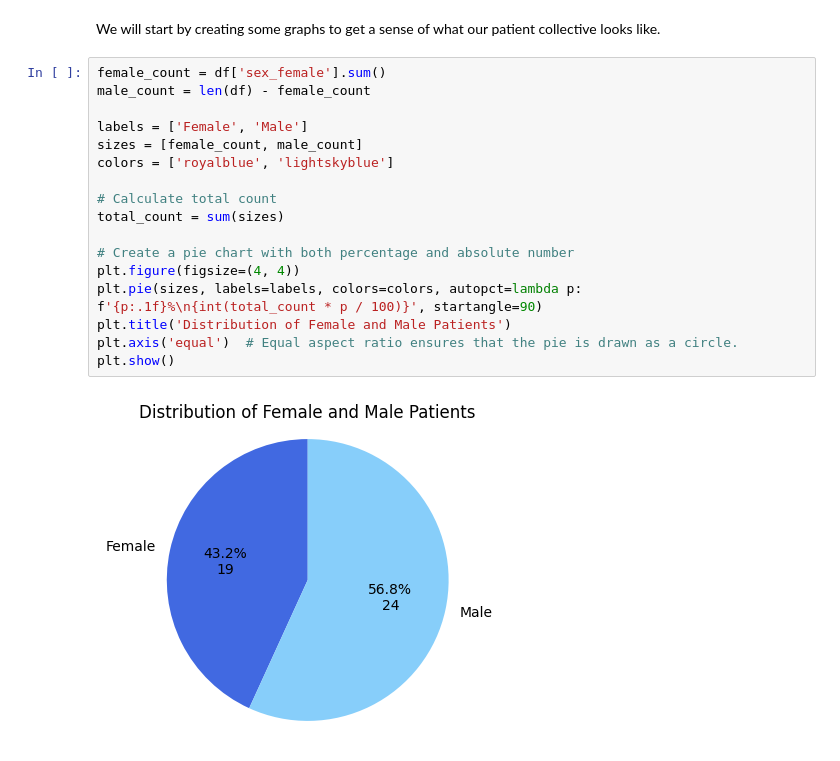
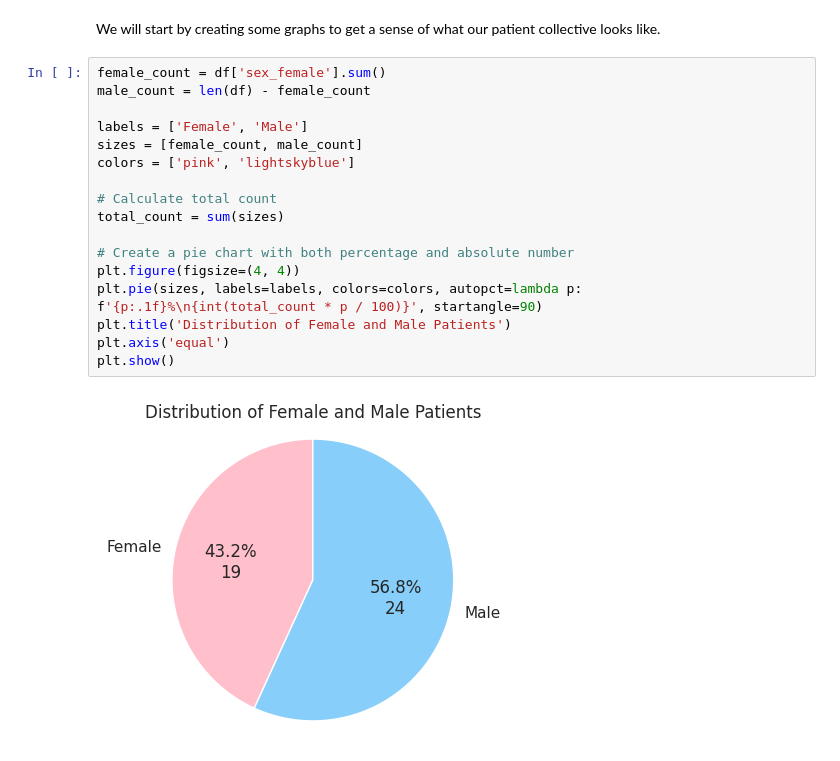
Before and after one commit to philipp-lampert/mymandible, a Jupyter notebook: data_science/02_data_exploration.ipynb, the cells around one changed output. Cells and saved outputs as stored; diff of their text form.

Commit message:
Add plots

```diff
--- a/data_science/02_data_exploration.ipynb
+++ b/data_science/02_data_exploration.ipynb
@@ -38,19 +33,19 @@ We will start by creating some graphs to get a sense of what our patient collect
 # %%
 female_count = df['sex_female'].sum()
 male_count = len(df) - female_count
 
 labels = ['Female', 'Male']
 sizes = [female_count, male_count]
-colors = ['royalblue', 'lightskyblue']
+colors = ['pink', 'lightskyblue']
 
 # Calculate total count
 total_count = sum(sizes)
 
 # Create a pie chart with both percentage and absolute number
 plt.figure(figsize=(4, 4))
 plt.pie(sizes, labels=labels, colors=colors, autopct=lambda p: f'{p:.1f}%\n{int(total_count * p / 100)}', startangle=90)
 plt.title('Distribution of Female and Male Patients')
-plt.axis('equal')  # Equal aspect ratio ensures that the pie is drawn as a circle.
+plt.axis('equal')
 plt.show()
 # %% [output]
-[figure, old version]
+[figure, new version]
```
Also changed, not shown: parts of 7 cells of this notebook.
